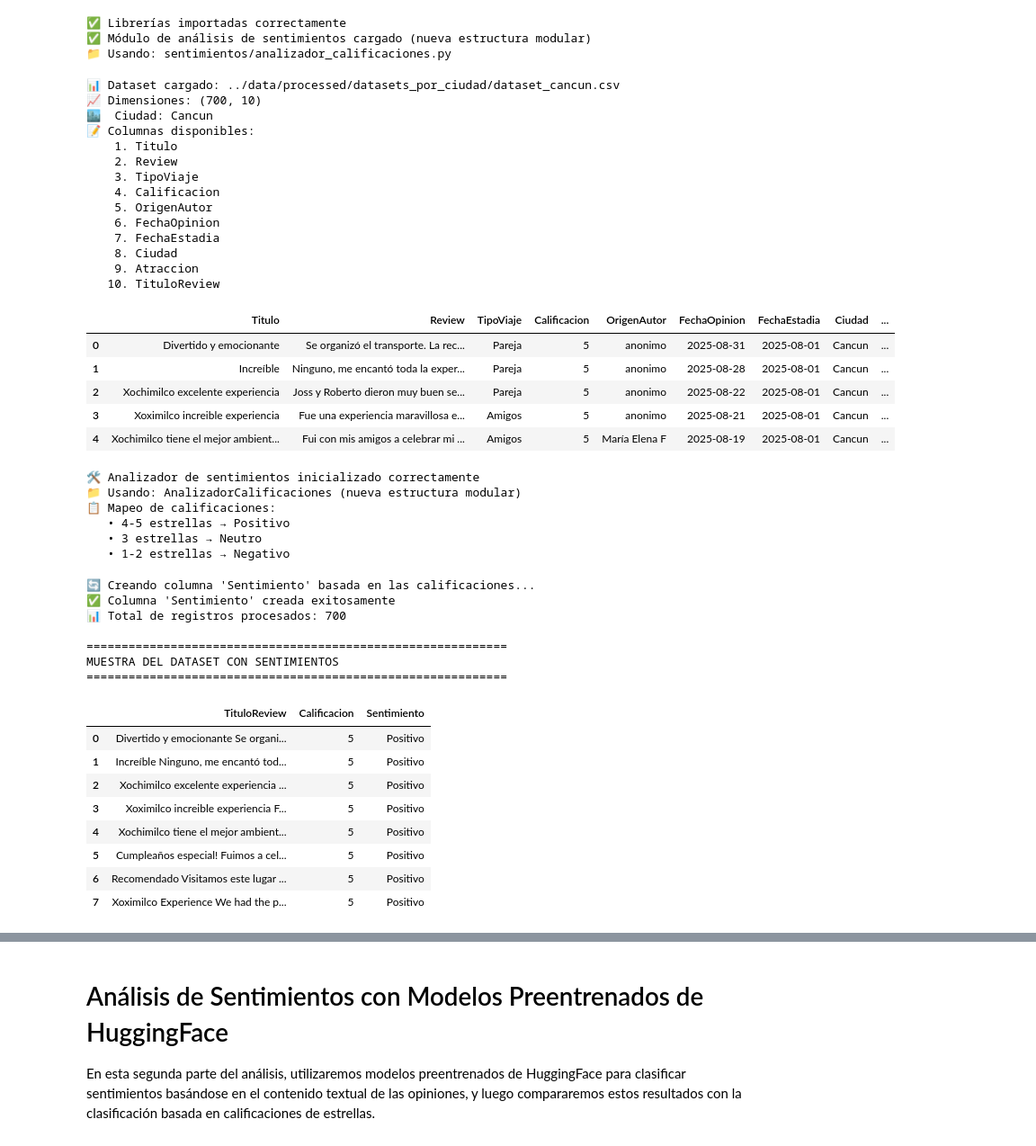
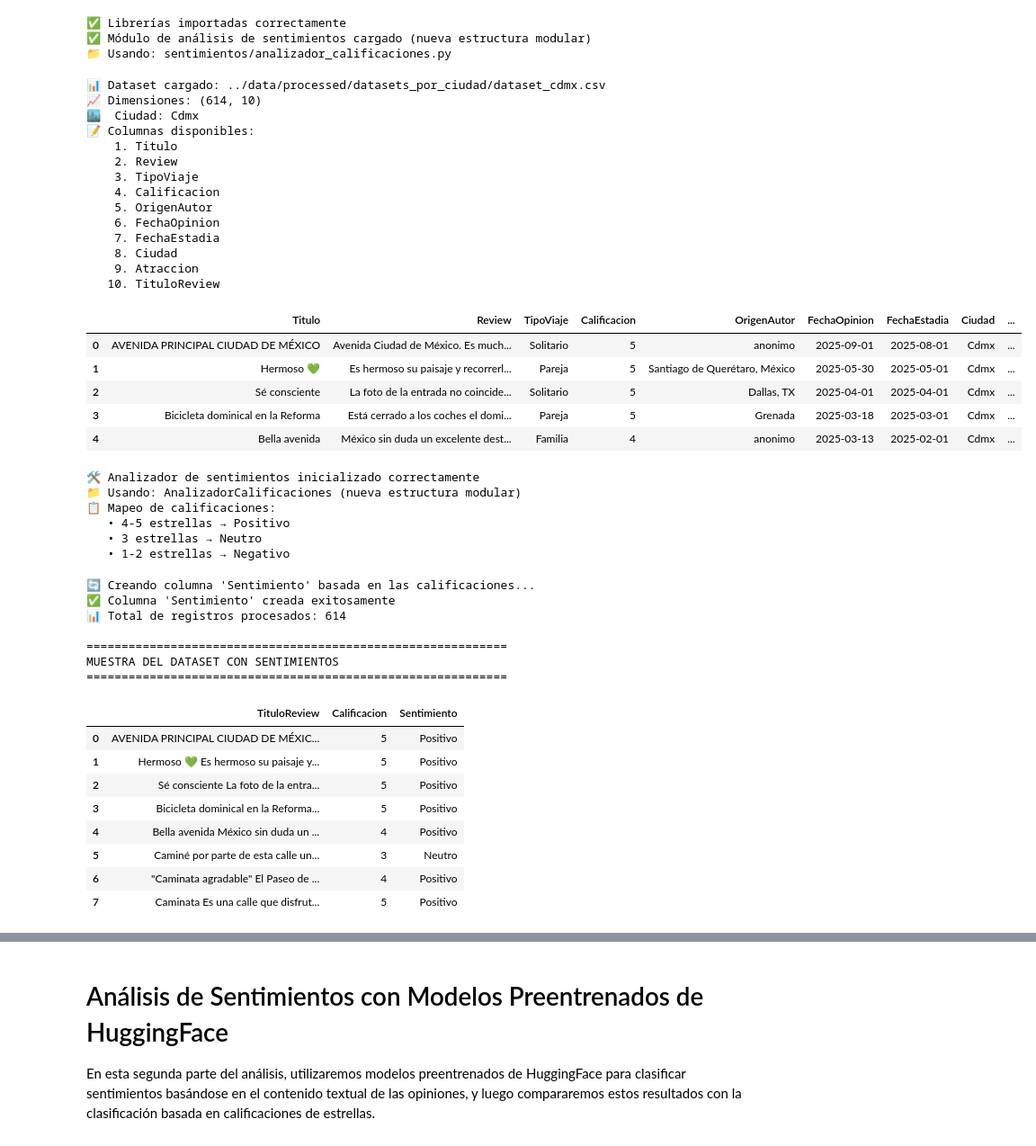
Before and after one commit to VictorWKey/AI-Tourism-Opinion-Analyzer, a Jupyter notebook: notebooks/02-analisis-de-sentimientos.ipynb, the cells around one changed output, grey strips where cells are left out. Shown at 90% size. Cells and saved outputs as stored; diff of their text form; code cells hidden in the pictures.

```diff
--- a/notebooks/02-analisis-de-sentimientos.ipynb
+++ b/notebooks/02-analisis-de-sentimientos.ipynb
@@ -42,40 +42,40 @@ print("📁 Usando: sentimientos/analizador_calificaciones.py")
 📁 Usando: sentimientos/analizador_calificaciones.py
 # %%
 # Ruta actualizada para la nueva estructura de datos
-dataset_path = '../data/processed/datasets_por_ciudad/dataset_cancun.csv'
+dataset_path = '../data/processed/datasets_por_ciudad/dataset_cdmx.csv'
 
 # Cargar los datos
 df = pd.read_csv(dataset_path)
 print(f"📊 Dataset cargado: {dataset_path}")
 print(f"📈 Dimensiones: {df.shape}")
 print(f"🏙️  Ciudad: {df['Ciudad'].iloc[0] if 'Ciudad' in df.columns else 'No especificada'}")
 print(f"📝 Columnas disponibles:")
 for i, col in enumerate(df.columns, 1):
     print(f"   {i:2}. {col}")
 
 # Mostrar las primeras filas
 display(df.head())
 # %% [output]
-📊 Dataset cargado: ../data/processed/datasets_por_ciudad/dataset_cancun.csv
-📈 Dimensiones: (700, 10)
-🏙️  Ciudad: Cancun
+📊 Dataset cargado: ../data/processed/datasets_por_ciudad/dataset_cdmx.csv
+📈 Dimensiones: (614, 10)
+🏙️  Ciudad: Cdmx
 📝 Columnas disponibles:
     1. Titulo
     2. Review
     3. TipoViaje
     4. Calificacion
     5. OrigenAutor
     6. FechaOpinion
     7. FechaEstadia
     8. Ciudad
     9. Atraccion
    10. TituloReview
 |  | Titulo | Review | TipoViaje | Calificacion | OrigenAutor | FechaOpinion | FechaEstadia | Ciudad | ... |
-| 0 | Divertido y emocionante | Se organizó el transporte. La rec... | Pareja | 5 | anonimo | 2025-08-31 | 2025-08-01 | Cancun | ... |
-| 1 | Increíble | Ninguno, me encantó toda la exper... | Pareja | 5 | anonimo | 2025-08-28 | 2025-08-01 | Cancun | ... |
-| 2 | Xochimilco excelente experiencia | Joss y Roberto dieron muy buen se... | Pareja | 5 | anonimo | 2025-08-22 | 2025-08-01 | Cancun | ... |
-| 3 | Xoximilco increible experiencia | Fue una experiencia maravillosa e... | Amigos | 5 | anonimo | 2025-08-21 | 2025-08-01 | Cancun | ... |
-| 4 | Xochimilco tiene el mejor ambient... | Fui con mis amigos a celebrar mi ... | Amigos | 5 | María Elena F | 2025-08-19 | 2025-08-01 | Cancun | ... |
+| 0 | AVENIDA PRINCIPAL CIUDAD DE MÉXICO | Avenida Ciudad de México. Es much... | Solitario | 5 | anonimo | 2025-09-01 | 2025-08-01 | Cdmx | ... |
+| 1 | Hermoso 💚 | Es hermoso su paisaje y recorrerl... | Pareja | 5 | Santiago de Querétaro, México | 2025-05-30 | 2025-05-01 | Cdmx | ... |
+| 2 | Sé consciente | La foto de la entrada no coincide... | Solitario | 5 | Dallas, TX | 2025-04-01 | 2025-04-01 | Cdmx | ... |
+| 3 | Bicicleta dominical en la Reforma | Está cerrado a los coches el domi... | Pareja | 5 | Grenada | 2025-03-18 | 2025-03-01 | Cdmx | ... |
+| 4 | Bella avenida | México sin duda un excelente dest... | Familia | 4 | anonimo | 2025-03-13 | 2025-02-01 | Cdmx | ... |
 # %%
 # Inicializar el analizador de sentimientos (nueva clase modular)
 analizador = AnalizadorCalificaciones()
@@ -105,20 +105,20 @@ display(df[['TituloReview', 'Calificacion', 'Sentimiento']].head(8))
 # %% [output]
 🔄 Creando columna 'Sentimiento' basada en las calificaciones...
 ✅ Columna 'Sentimiento' creada exitosamente
-📊 Total de registros procesados: 700
+📊 Total de registros procesados: 614
 
 ============================================================
 MUESTRA DEL DATASET CON SENTIMIENTOS
 ============================================================
 |  | TituloReview | Calificacion | Sentimiento |
-| 0 | Divertido y emocionante Se organi... | 5 | Positivo |
-| 1 | Increíble Ninguno, me encantó tod... | 5 | Positivo |
-| 2 | Xochimilco excelente experiencia ... | 5 | Positivo |
-| 3 | Xoximilco increible experiencia F... | 5 | Positivo |
-| 4 | Xochimilco tiene el mejor ambient... | 5 | Positivo |
-| 5 | Cumpleaños especial! Fuimos a cel... | 5 | Positivo |
-| 6 | Recomendado Visitamos este lugar ... | 5 | Positivo |
-| 7 | Xoximilco Experience We had the p... | 5 | Positivo |
+| 0 | AVENIDA PRINCIPAL CIUDAD DE MÉXIC... | 5 | Positivo |
+| 1 | Hermoso 💚 Es hermoso su paisaje y... | 5 | Positivo |
+| 2 | Sé consciente La foto de la entra... | 5 | Positivo |
+| 3 | Bicicleta dominical en la Reforma... | 5 | Positivo |
+| 4 | Bella avenida México sin duda un ... | 4 | Positivo |
+| 5 | Caminé por parte de esta calle un... | 3 | Neutro |
+| 6 | "Caminata agradable" El Paseo de ... | 4 | Positivo |
+| 7 | Caminata Es una calle que disfrut... | 5 | Positivo |
 # %%
 # Generar y mostrar estadísticas descriptivas de los sentimientos
 estadisticas = analizador.obtener_estadisticas_sentimientos(df)
```
Also changed, not shown: parts of 8 cells of this notebook, 7 other files.
